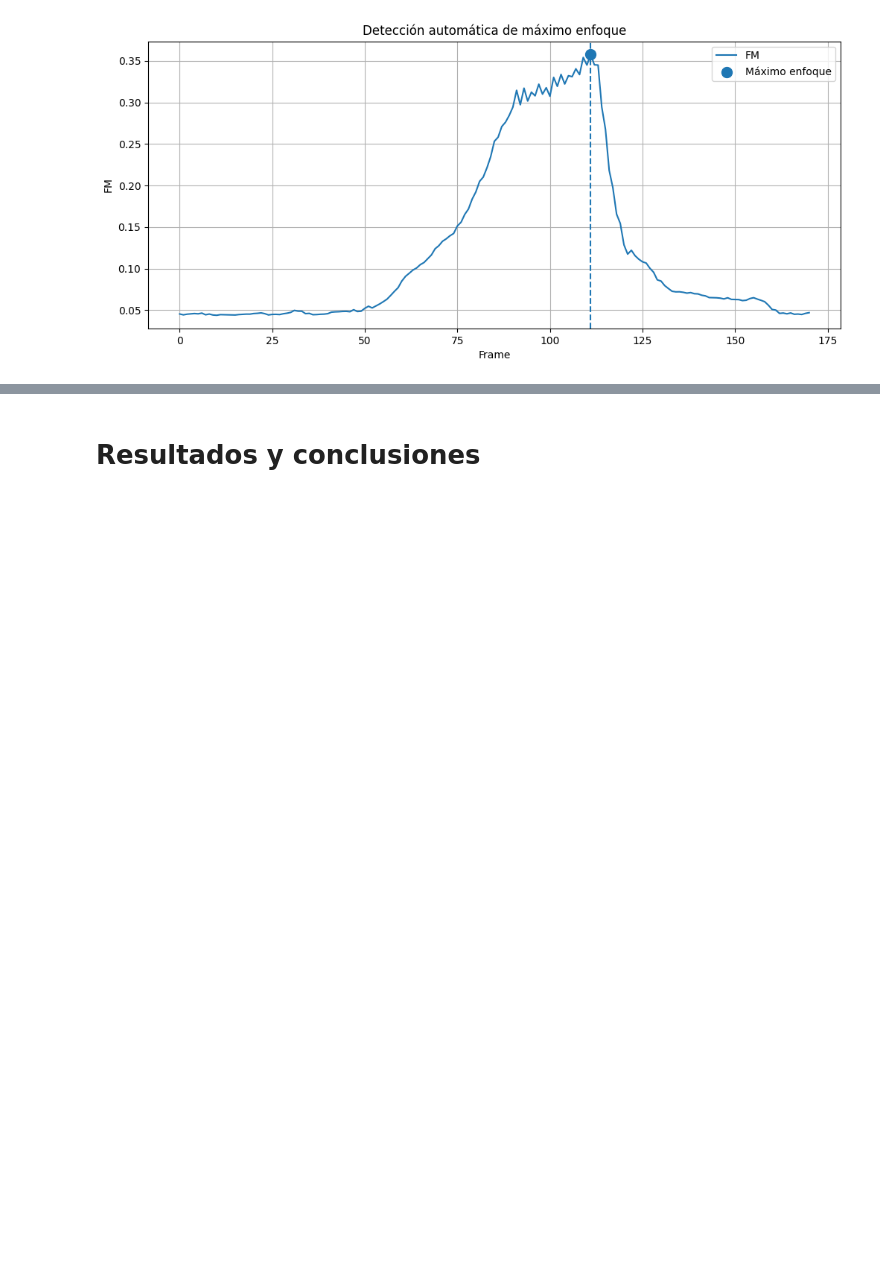
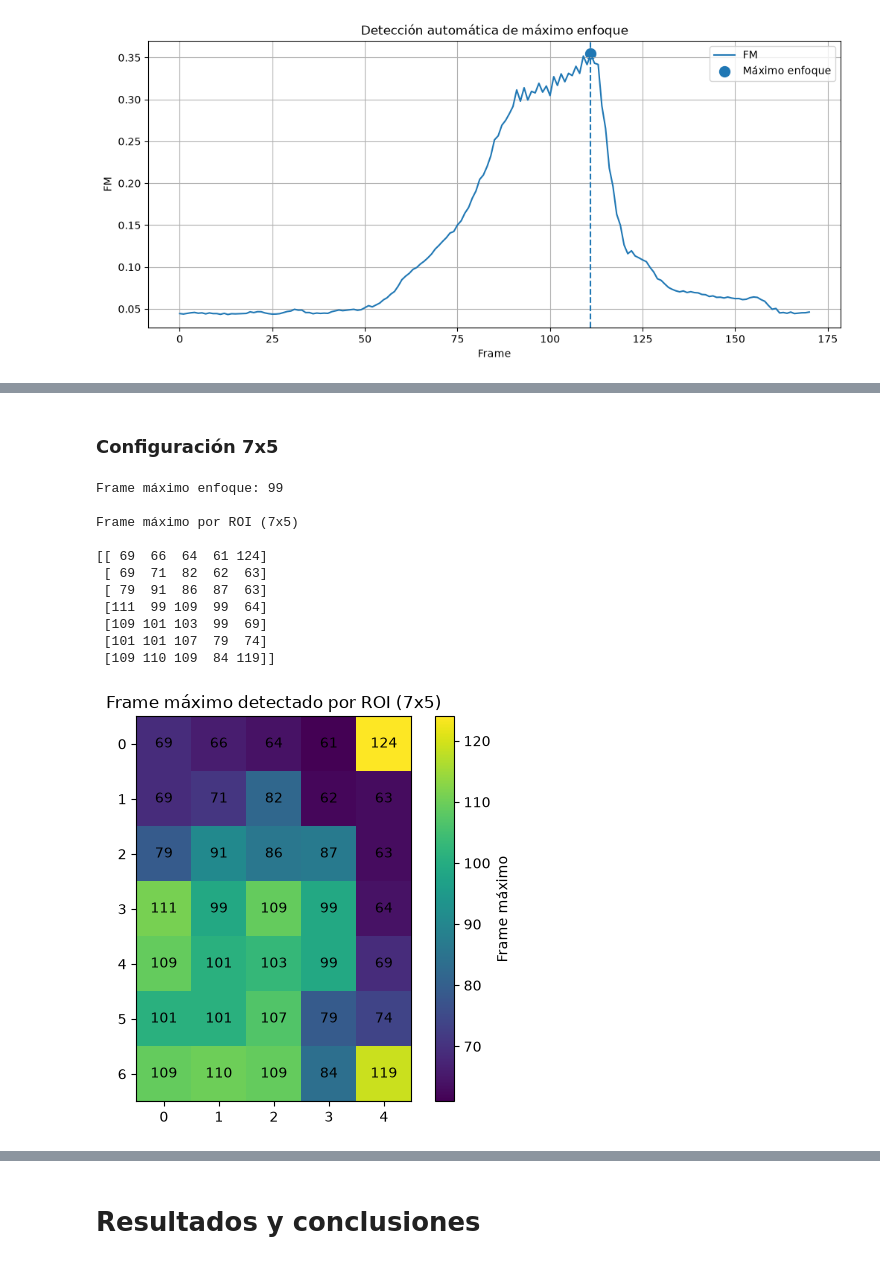
Before and after one commit to leandroabritez/VpC-I_TP2, a Jupyter notebook: detector.ipynb, the cells around one changed output, grey strips where cells are left out. Cells and saved outputs as stored; diff of their text form; code cells hidden in the pictures; blank space fills up the shorter version.

```diff
--- a/detector.ipynb
+++ b/detector.ipynb
@@ -307,0 +537,28 @@ plt.show()
+# %% [markdown]
+### Configuración 7x5
+# %%
+scores_7x5, cells_7x5, best_7x5 = process_video_grid(
+    "focus_video.mov",
+    rows=7,
+    cols=5,
+    focus_function=calculate_fm
+
+)
+
+print("Frame máximo enfoque:", best_7x5)
+
+tabla_maximos_roi(cells_7x5, 7, 5)
+heatmap_maximos_roi(cells_7x5, 7, 5)
+# %% [output]
+Frame máximo enfoque: 99
+
+Frame máximo por ROI (7x5)
+
+[[ 69  66  64  61 124]
+ [ 69  71  82  62  63]
+ [ 79  91  86  87  63]
+ [111  99 109  99  64]
+ [109 101 103  99  69]
+ [101 101 107  79  74]
+ [109 110 109  84 119]]
+[figure, added]
```
Also changed, not shown: parts of 19 cells of this notebook, 4 other files.
